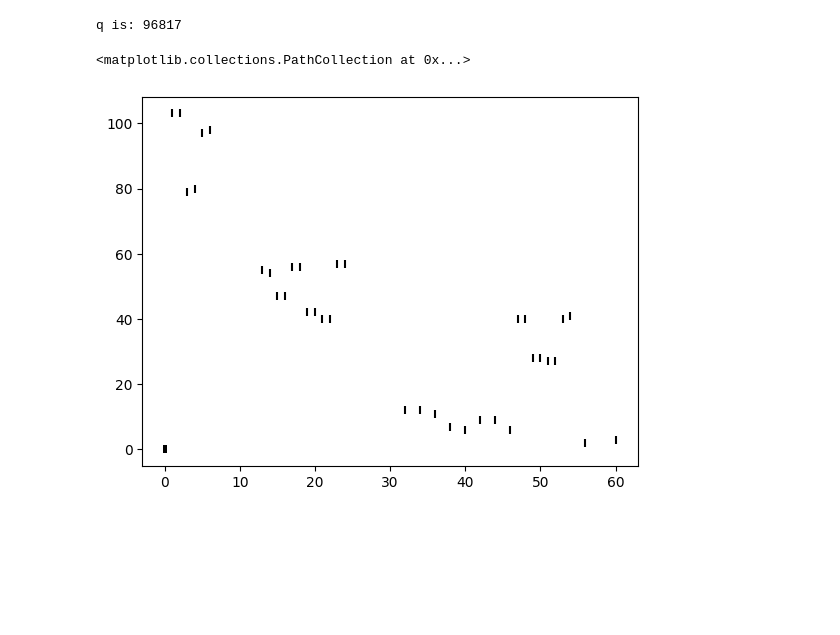
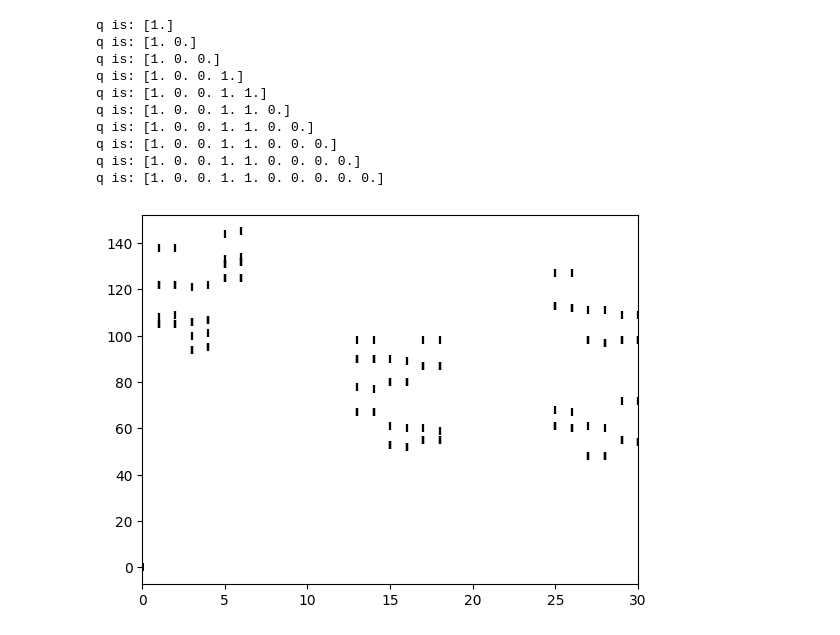
Before and after one commit to JayDanielsss/Jtracker, a Jupyter notebook: BackgroundGen.ipynb, the cells around one changed output. Drawn from its saved outputs; the diff is of its cells as text; code cells hidden in the pictures; blank space fills up the shorter version.

```diff
--- a/BackgroundGen.ipynb
+++ b/BackgroundGen.ipynb
@@ -26,0 +80,5 @@ detectorid=clean(detectorid)
+# %%
+ktrackerData = np.genfromtxt('Kinfo.txt', delimiter=',')
+ktrackerData = ktrackerData[~np.isnan(ktrackerData)]
+ktrackerData = np.reshape(ktrackerData,(-1,9))
+print(ktrackerData)
@@ -26,0 +107,8 @@ detectorid=clean(detectorid)
+# %%
+elemK=ktrackerData[:,5]
+detK=ktrackerData[:,6]
+# %%
+ktdata=[]
+for i in range(len(ktrackerData)):
+    if(ktrackerData[i,8]==1):
+        ktdata=np.append(ktdata,ktrackerData[i])
@@ -26,0 +142,8 @@ detectorid=clean(detectorid)
+# %%
+#check
+
+for i in range(len(elemK)):
+    test = elemK[i] in elementid[0]
+    print(test)
+    if(test == False):
+        print(elemK[i], detK[i])
@@ -144,8 +314,21 @@ plt.scatter(ptracksDet[:],ptracksElem[:],marker='_',color='black')
 # %%
-q=random.randrange(0,len(detectorid))
-print("q is:",q)
-plt.scatter(detectorid[q],elementid[q],marker='|',color='black')
+q=[]
+
+for i in range(10):
+    q=np.append(q,[random.randrange(0,len(detectorid))])
+    #q=np.append(q,[0])
+    print("q is:",q)
+    plt.scatter(detectorid[q[i].astype(int)],elementid[q[i].astype(int)],marker='|',color='black')
+    plt.xlim(0,30)
 # %% [output]
-q is: 96817
+q is: [1.]
+q is: [1. 0.]
+q is: [1. 0. 0.]
+q is: [1. 0. 0. 1.]
+q is: [1. 0. 0. 1. 1.]
+q is: [1. 0. 0. 1. 1. 0.]
+q is: [1. 0. 0. 1. 1. 0. 0.]
+q is: [1. 0. 0. 1. 1. 0. 0. 0.]
+q is: [1. 0. 0. 1. 1. 0. 0. 0. 0.]
+q is: [1. 0. 0. 1. 1. 0. 0. 0. 0. 0.]
-<matplotlib.collections.PathCollection at 0x...>
-[figure, old version]
+[figure, new version]
```
Also changed, not shown: parts of 28 cells of this notebook.
